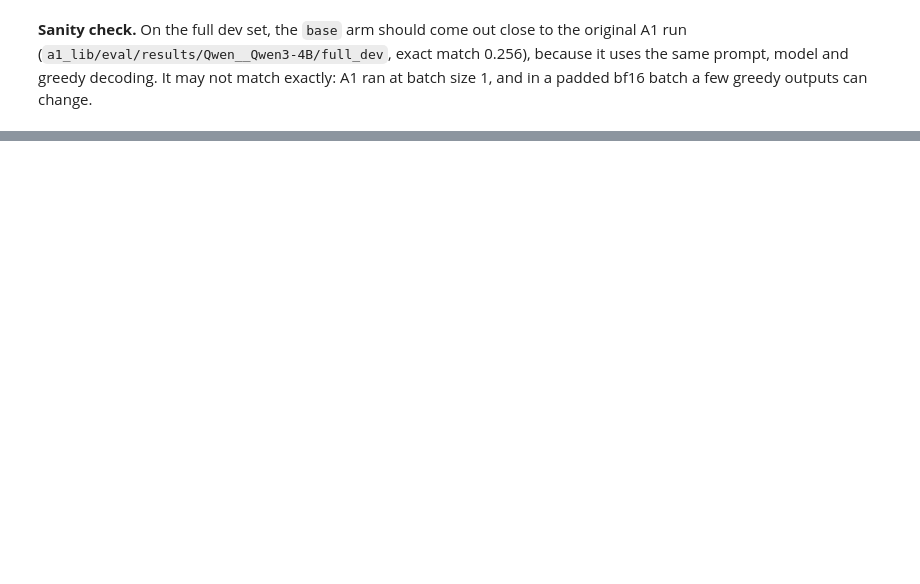
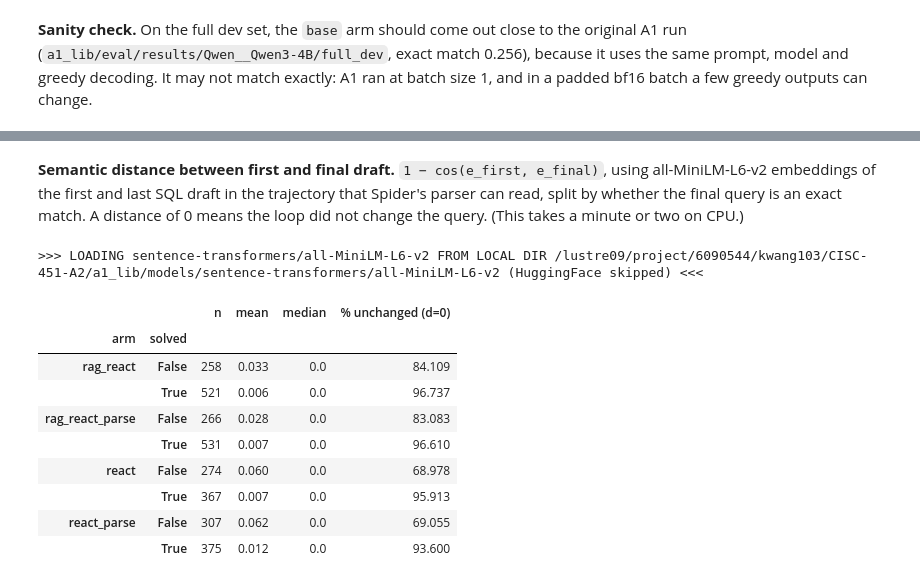
Before and after one commit to aiejvn/CISC-451-A2, a Jupyter notebook: RQ1_RQ2.ipynb, the cells around one changed output, grey strips where cells are left out. Saved outputs shown, nothing was run; the diff lists cells and outputs as text; code cells hidden in the pictures; blank space fills up the shorter version.

```diff
--- a/RQ1_RQ2.ipynb
+++ b/RQ1_RQ2.ipynb
@@ -130,0 +225,11 @@ for name, m in [("A1 full_dev", a1), (f"base/{RUN_ID}", base)]:
+# %%
+from agent_ext import report_tables as rt
+MODELS_PATH = REPO / "a1_lib/models"
+
+for title, df in [("Exact match (%) by difficulty", rt.accuracy(RUN_ID)),
+                  ("Output validity", rt.validity(RUN_ID)),
+                  ("Component matching (%)", rt.components(RUN_ID)),
+                  ("Whole-query metrics (execution is on schema-only databases)", rt.whole_query(RUN_ID)),
+                  ("Agreement on exact match", rt.agreement(RUN_ID))]:
+    display(Markdown(f"**{title}**"))
+    display(df)
@@ -130,0 +302,16 @@ for name, m in [("A1 full_dev", a1), (f"base/{RUN_ID}", base)]:
+# %% [markdown]
+**Semantic distance between first and final draft.** `1 − cos(e_first, e_final)`, using all-MiniLM-L6-v2 embeddings of the first and last SQL draft in the trajectory that Spider's parser can read, split by whether the final query is an exact match. A distance of 0 means the loop did not change the query. (This takes a minute or two on CPU.)
+# %%
+rt.semantic_distance(RUN_ID, MODELS_PATH)
+# %% [output]
+>>> LOADING sentence-transformers/all-MiniLM-L6-v2 FROM LOCAL DIR /lustre09/project/6090544/kwang103/CISC-451-A2/a1_lib/models/sentence-transformers/all-MiniLM-L6-v2 (HuggingFace skipped) <<<
+|  |  | n | mean | median | % unchanged (d=0) |
+| arm | solved |  |  |  |  |
+| rag_react | False | 258 | 0.033 | 0.0 | 84.109 |
+|  | True | 521 | 0.006 | 0.0 | 96.737 |
+| rag_react_parse | False | 266 | 0.028 | 0.0 | 83.083 |
+|  | True | 531 | 0.007 | 0.0 | 96.610 |
+| react | False | 274 | 0.060 | 0.0 | 68.978 |
+|  | True | 367 | 0.007 | 0.0 | 95.913 |
+| react_parse | False | 307 | 0.062 | 0.0 | 69.055 |
+|  | True | 375 | 0.012 | 0.0 | 93.600 |
```
Also changed, not shown: parts of 19 cells of this notebook.
